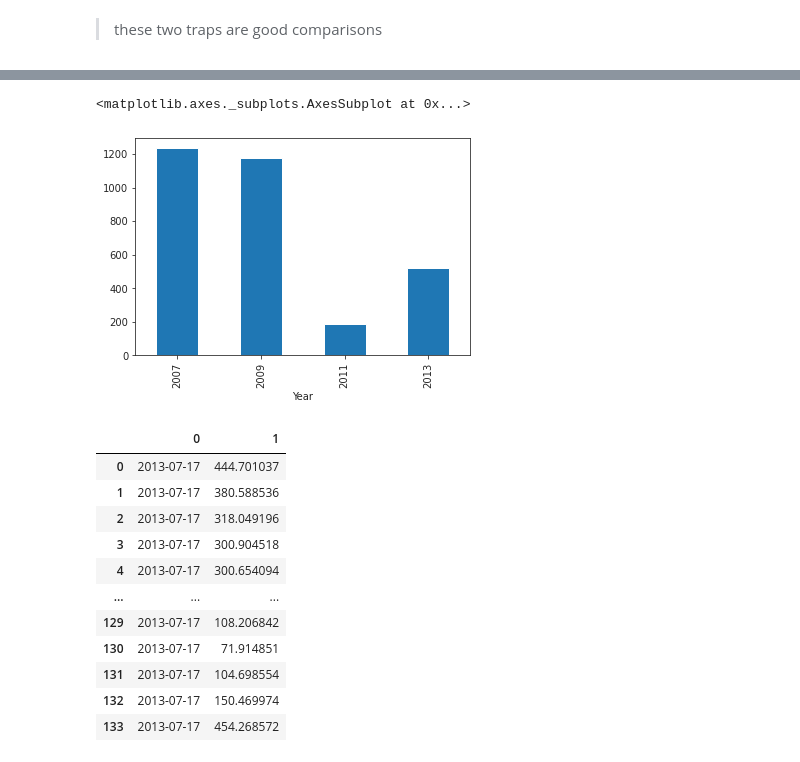
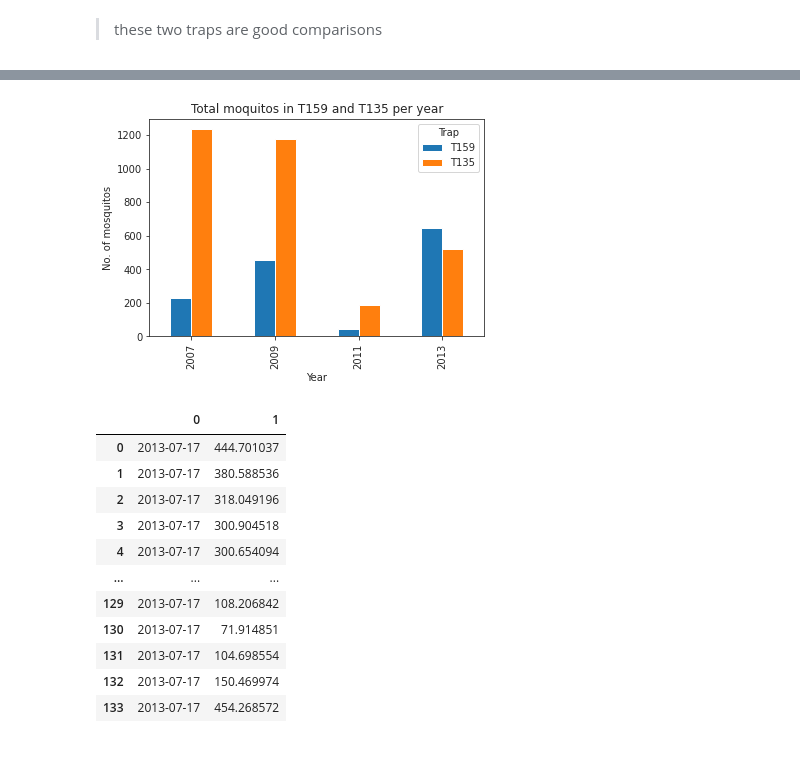
Before and after one commit to henrioei/Binary-Classification-on-West-Nile-Virus, a Jupyter notebook: 1_eda.ipynb, the cells around one changed output, grey strips where cells are left out. Saved outputs shown, nothing was run; the diff lists cells and outputs as text; code cells hidden in the pictures.

```diff
--- a/1_eda.ipynb
+++ b/1_eda.ipynb
@@ -505,7 +505,9 @@ df_spray['geom'] = [Point(x,y) for x,y in \
 destinations = MultiPoint(df_spray['geom'].tolist())
 
 dist = []
-spray_freq = []
+# assuming the traps are only sprayed once
+spray_date = []
+
 for x,y in zip(trap_loc.Latitude, trap_loc.Longitude):
   # set location of trap
   orig = Point(x,y)
@@ -517,9 +519,14 @@ for x,y in zip(trap_loc.Latitude, trap_loc.Longitude):
   a, b = (x, y) ,(nearest_geoms[1].x,nearest_geoms[1].y)
   dist.append(geodesic(a,b).m)
 
+  # get date of spray
+  date_spray = df_spray[(df_spray['Latitude']==nearest_geoms[1].x)&(df_spray['Longitude']==nearest_geoms[1].y)]['Date'].values
+  spray_date.append(date_spray[0])
 
-# add distance to trap locations
+
+# add distance to trap locations and dates
 trap_loc['dist_spray'] = dist
+trap_loc['date_spray'] = spray_date
 # %% [markdown]
 # Tracking nearest spray location for each trap record
 # %%
@@ -654,8 +656,11 @@ df_compare[df_compare.Trap=='T159'].groupby('Year').NumMosquitos.sum().plot(kind
-# %%
-df_compare[df_compare.Trap=='T135'].groupby('Year').NumMosquitos.sum().plot(kind='bar')
-# %% [output]
-<matplotlib.axes._subplots.AxesSubplot at 0x...>
-[figure, removed]
+# %%
+# plot the two traps against each other
+data = df_compare[df_compare.Trap.isin(['T135','T159'])].groupby(['Year','Trap']).NumMosquitos.sum().unstack()
+data = data[data.columns[::-1]]
+data.plot(kind='bar',ylabel='No. of mosquitos')
+plt.title('Total moquitos in T159 and T135 per year');
+# %% [output]
+[figure, added]
 # %%
 ### we want to find out when T159 was sprayed
 # get the point of trap T159
```
Also changed, not shown: parts of 8 cells of this notebook, 1 other file.
